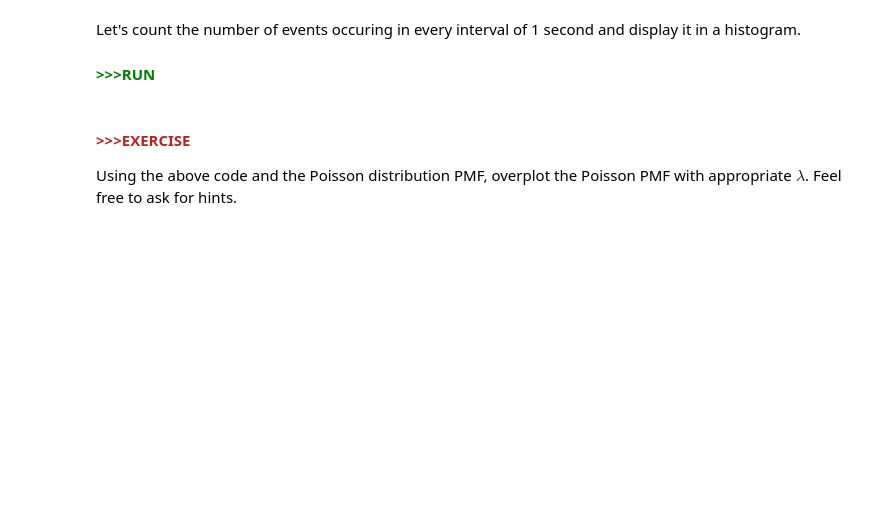
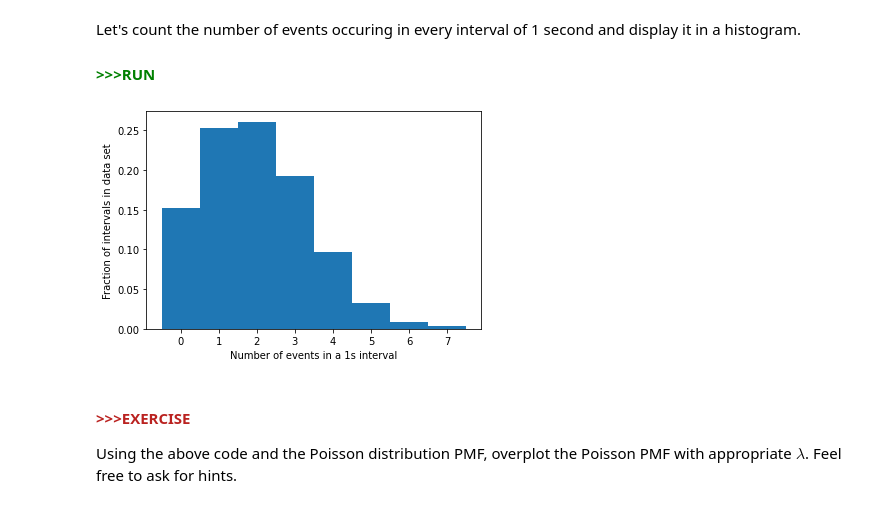
Before and after one commit to violatingcp/MIT_8.S50, a Jupyter notebook: Recitation1/Recitation_01_learner_soln.ipynb, the cells around one changed output. Saved outputs shown, nothing was run; the diff lists cells and outputs as text; code cells hidden in the pictures; blank space fills up the shorter version.

```diff
--- a/Recitation1/Recitation_01_learner_soln.ipynb
+++ b/Recitation1/Recitation_01_learner_soln.ipynb
@@ -566,19 +575,21 @@ plt.ylabel("Fraction of intervals in data set");
 # %%
 import numpy as np
 import matplotlib.pyplot as plt
 
 TIME_INTERVAL = 1
 
 num_intervals = TIME_RANGE // TIME_INTERVAL
 
 counts = [np.sum(
         (event_times > i * TIME_INTERVAL) & (event_times < (i+1) * TIME_INTERVAL)
     ) for i in range(num_intervals)]
 
-bins = np.arange(np.max(counts))-0.5 # Center the bins on the integers
+bins = np.arange(np.max(counts)+1)-0.5 # Center the bins on the integers
 plt.hist(counts, bins=bins, density=True)
 plt.xlabel("Number of events in a 1s interval")
 plt.ylabel("Fraction of intervals in data set");
+# %% [output]
+[figure, added]
 # %% [markdown]
 <!--start-block-->
 #### <span style="color:#BA2220">>>>EXERCISE</span>
```
Also changed, not shown: parts of 7 cells of this notebook.
